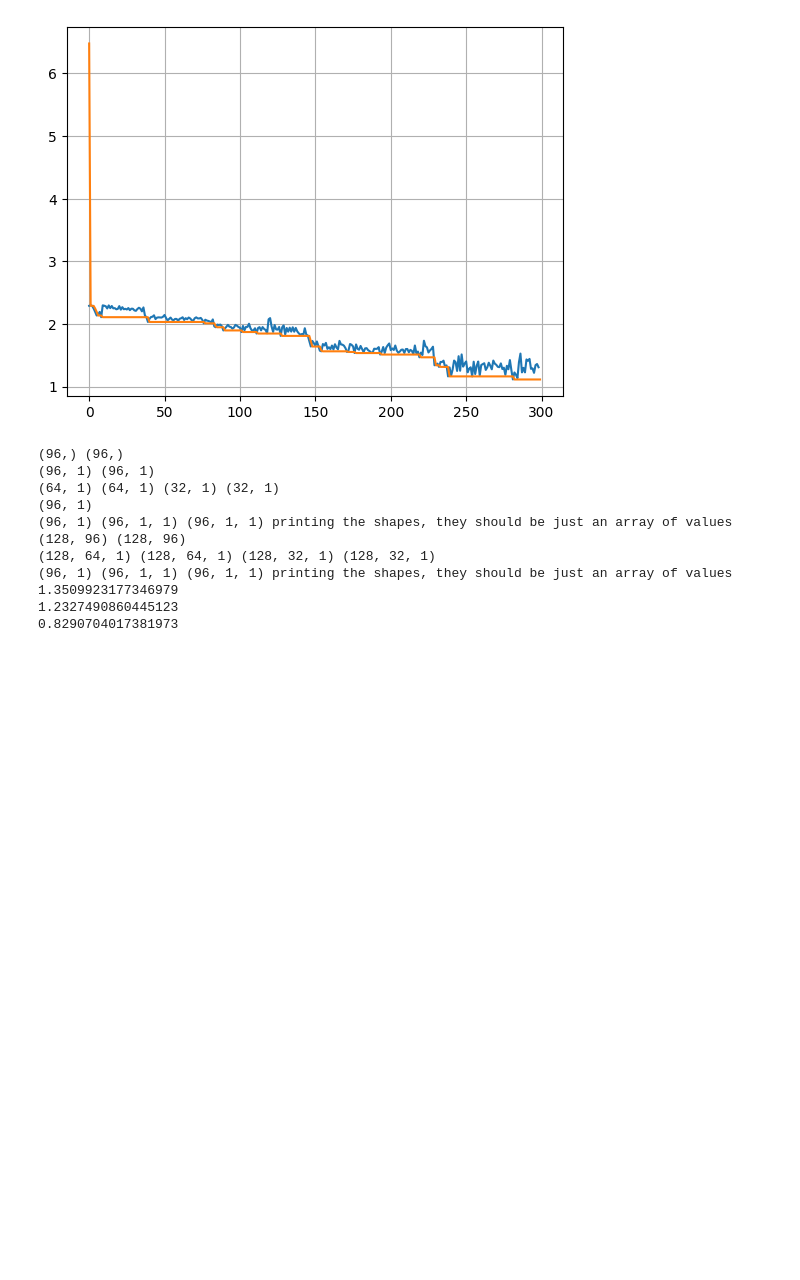
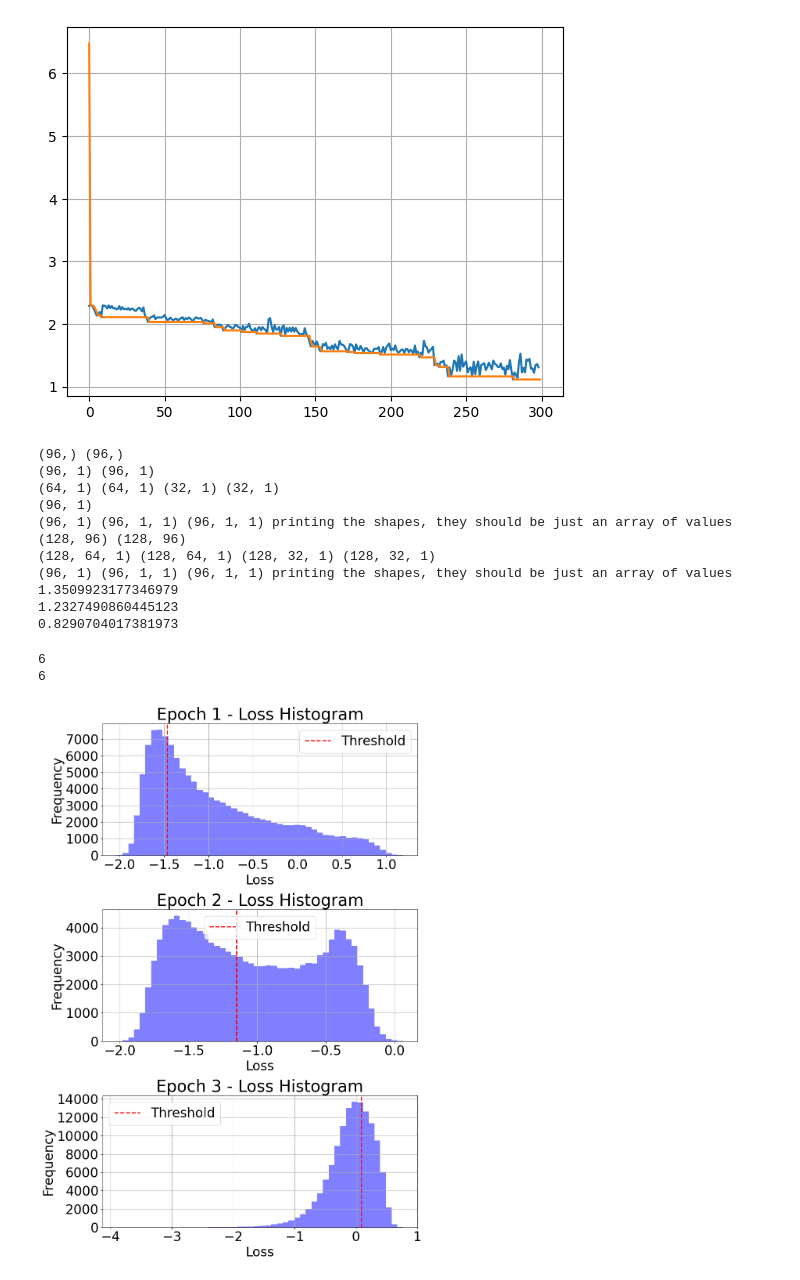
Before and after one commit to aszi09/CL_for_faster_Meta-learning, a Jupyter notebook: aa_experiment_scripts/spl_script_try.ipynb, the cells around one changed output. Saved outputs shown, nothing was run; the diff lists cells and outputs as text; code cells hidden in the pictures; blank space fills up the shorter version.

```diff
--- a/aa_experiment_scripts/spl_script_try.ipynb
+++ b/aa_experiment_scripts/spl_script_try.ipynb
@@ -867,3 +867,40 @@ print(std_residuals.mean())
 1.3509923177346979
 1.2327490860445123
 0.8290704017381973
+# %%
+# Load the curricula logs
+with open("exp_ds_5runs/noise_0.6_0.4_runs/spl_0.6_0.4_12_curricula_logs.pkl", 'rb') as f:
+    curricula_logs = pickle.load(f)
+# Extract the necessary data
+curricula_losses = curricula_logs["curricula_losses"]
+curricula_indices = curricula_logs["curricula_weights"]
+
+print(len(curricula_losses))
+print(len(curricula_indices))
+
+# Define the number of bins for the histogram
+num_bins = 50
+
+# Plot histograms for losses in each epoch with bars for curricula cutoffs
+num_epochs = 3
+plt.figure(figsize=(10, 15))
+
+for epoch, (losses, indices) in enumerate(zip(curricula_losses[1:num_epochs+1], curricula_indices[1:num_epochs+1]), 1):
+    plt.subplot(num_epochs, 1, epoch)
+    plt.hist(losses, bins=num_bins, color='blue', alpha=0.5)
+    plt.axvline(x=losses[indices[-1]], color='r', linestyle='--', linewidth=2, label='Threshold')
+
+    plt.xlabel('Loss', fontsize=24)
+    plt.ylabel('Frequency', fontsize=24)
+    plt.title(f'Epoch {epoch} - Loss Histogram', fontsize=30)
+    plt.xticks(fontsize=24)
+    plt.yticks(fontsize=24)
+    plt.grid(True)
+    plt.legend(fontsize=24)
+
+plt.tight_layout(rect=[0, 0, 1, 0.96])
+plt.show()
+# %% [output]
+6
+6
+[figure, added]
```
Also changed, not shown: parts of 1 cell of this notebook, 14 other files.
